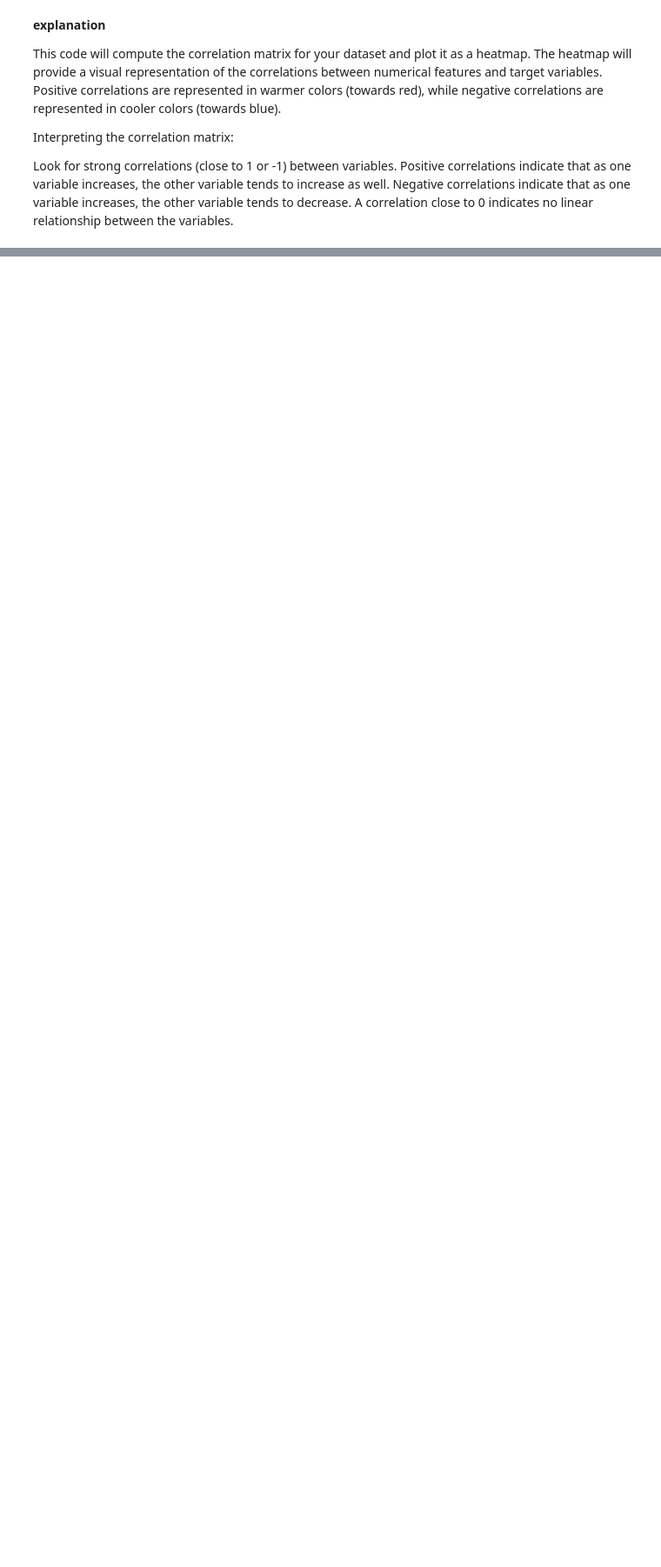
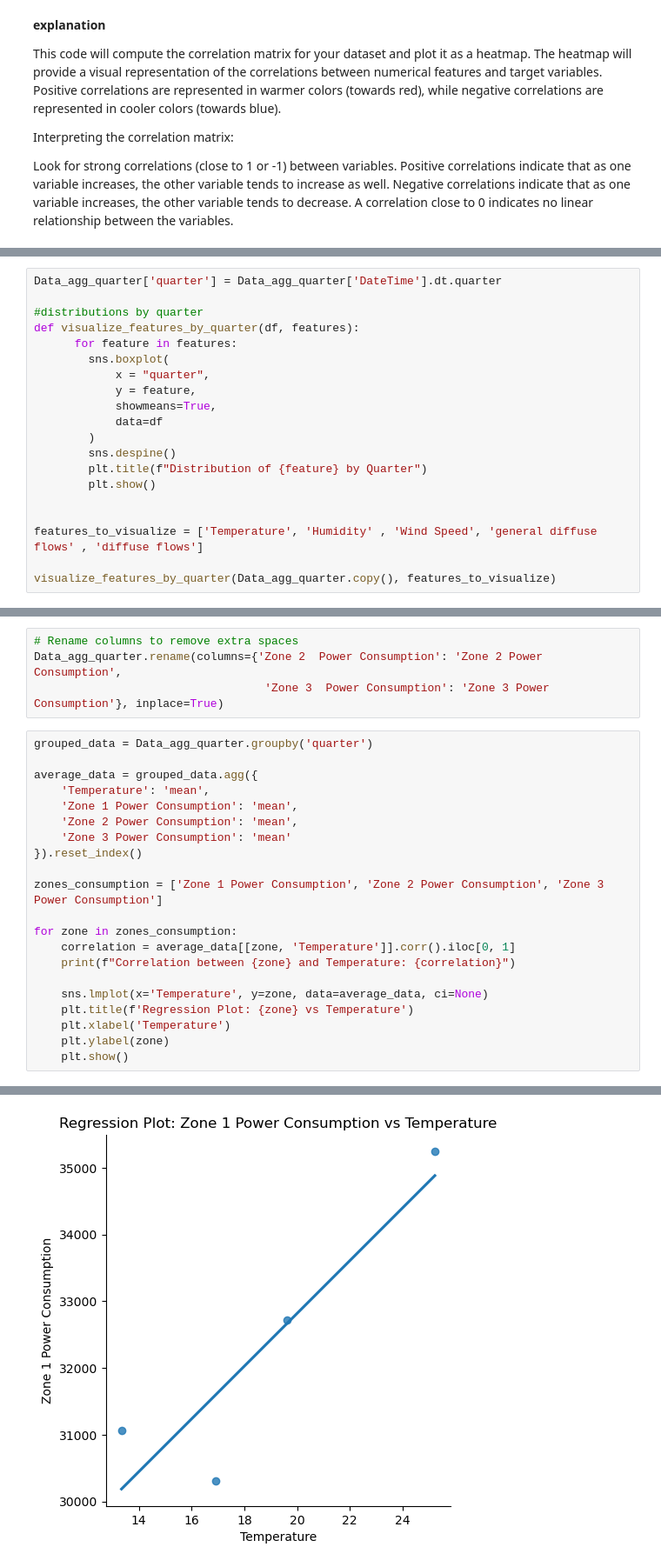
Before and after one commit to Su-mia/ML-Power-Consumption-Prediction, a Jupyter notebook: preprocessing_&_visualisation.ipynb, the cells around one changed output, grey strips where cells are left out. Shown: that part at 87% size. Drawn from its saved outputs; the diff is of its cells as text; blank space fills up the shorter version.

```diff
--- a/preprocessing_&_visualisation.ipynb
+++ b/preprocessing_&_visualisation.ipynb
@@ -169,0 +180,20 @@ A correlation close to 0 indicates no linear relationship between the variables.
+# %%
+Data_agg_quarter['quarter'] = Data_agg_quarter['DateTime'].dt.quarter
+
+#distributions by quarter
+def visualize_features_by_quarter(df, features):
+      for feature in features:
+        sns.boxplot(
+            x = "quarter",
+            y = feature,
+            showmeans=True,
+            data=df
+        )
+        sns.despine()
+        plt.title(f"Distribution of {feature} by Quarter")
+        plt.show()
+
+
+features_to_visualize = ['Temperature', 'Humidity' , 'Wind Speed', 'general diffuse flows' , 'diffuse flows']
+
+visualize_features_by_quarter(Data_agg_quarter.copy(), features_to_visualize)
@@ -169,0 +204,26 @@ A correlation close to 0 indicates no linear relationship between the variables.
+# %%
+# Rename columns to remove extra spaces
+Data_agg_quarter.rename(columns={'Zone 2  Power Consumption': 'Zone 2 Power Consumption',
+                                  'Zone 3  Power Consumption': 'Zone 3 Power Consumption'}, inplace=True)
+# %%
+grouped_data = Data_agg_quarter.groupby('quarter')
+
+average_data = grouped_data.agg({
+    'Temperature': 'mean',
+    'Zone 1 Power Consumption': 'mean',
+    'Zone 2 Power Consumption': 'mean',
+    'Zone 3 Power Consumption': 'mean'
+}).reset_index()
+
+zones_consumption = ['Zone 1 Power Consumption', 'Zone 2 Power Consumption', 'Zone 3 Power Consumption']
+
+for zone in zones_consumption:
+    correlation = average_data[[zone, 'Temperature']].corr().iloc[0, 1]
+    print(f"Correlation between {zone} and Temperature: {correlation}")
+
+    sns.lmplot(x='Temperature', y=zone, data=average_data, ci=None)
+    plt.title(f'Regression Plot: {zone} vs Temperature')
+    plt.xlabel('Temperature')
+    plt.ylabel(zone)
+    plt.show()
+# %% [output]
@@ -169,0 +231 @@ A correlation close to 0 indicates no linear relationship between the variables.
+[figure, added]
```
Also changed, not shown: parts of 33 cells of this notebook.
